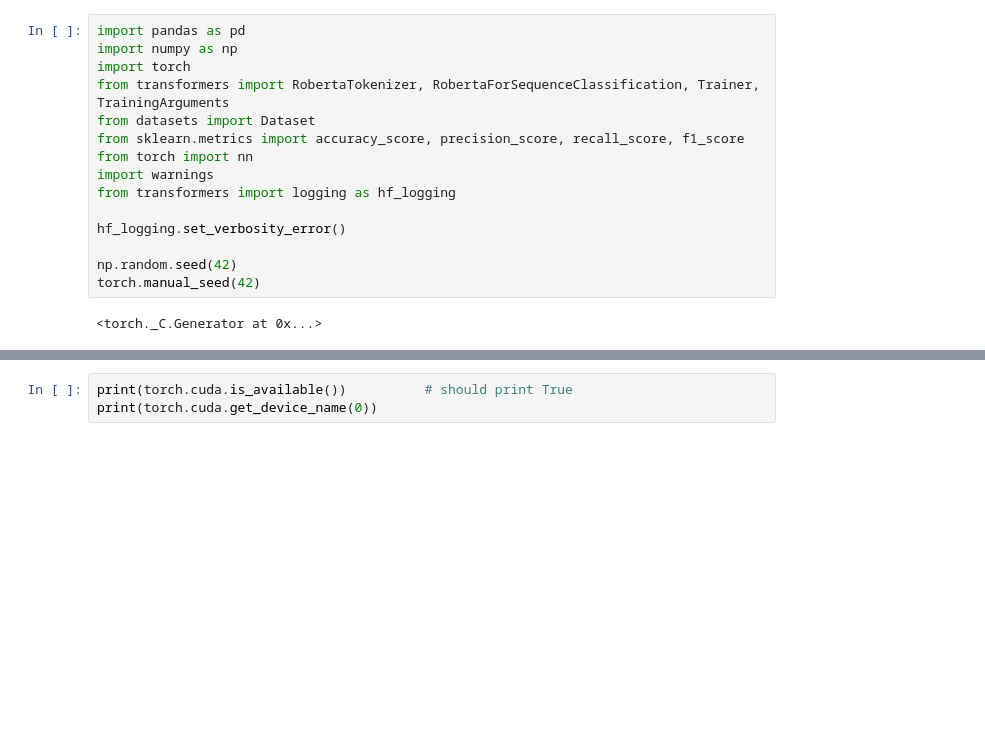
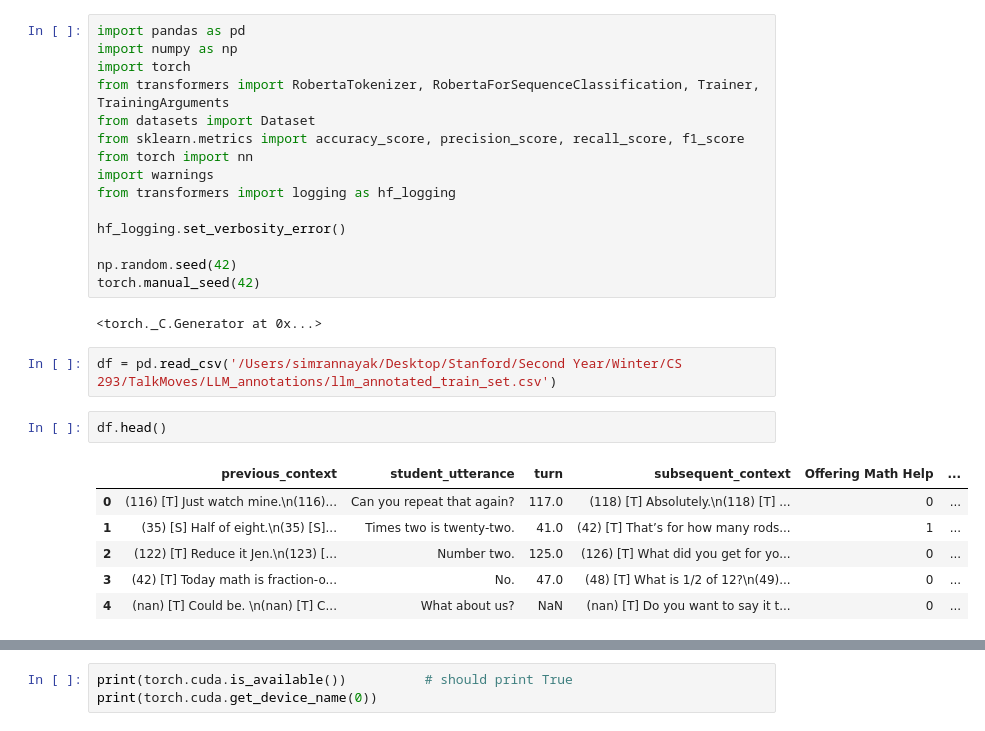
Before and after one commit to simrangnayak/TalkMoves, a Jupyter notebook: asking_for_more_info/roberta_classifier.ipynb, the cells around one changed output, grey strips where cells are left out. Saved outputs shown, nothing was run; the diff lists cells and outputs as text; blank space fills up the shorter version.

```diff
--- a/asking_for_more_info/roberta_classifier.ipynb
+++ b/asking_for_more_info/roberta_classifier.ipynb
@@ -15,3 +15,14 @@ np.random.seed(42)
 torch.manual_seed(42)
 # %% [output]
 <torch._C.Generator at 0x...>
+# %%
+df = pd.read_csv('/Users/simrannayak/Desktop/Stanford/Second Year/Winter/CS 293/TalkMoves/LLM_annotations/llm_annotated_train_set.csv')
+# %%
+df.head()
+# %% [output]
+|  | previous_context | student_utterance | turn | subsequent_context | Offering Math Help | ... |
+| 0 | (116) [T] Just watch mine.\n(116)... | Can you repeat that again? | 117.0 | (118) [T] Absolutely.\n(118) [T] ... | 0 | ... |
+| 1 | (35) [S] Half of eight.\n(35) [S]... | Times two is twenty-two. | 41.0 | (42) [T] That’s for how many rods... | 1 | ... |
+| 2 | (122) [T] Reduce it Jen.\n(123) [... | Number two. | 125.0 | (126) [T] What did you get for yo... | 0 | ... |
+| 3 | (42) [T] Today math is fraction-o... | No. | 47.0 | (48) [T] What is 1/2 of 12?\n(49)... | 0 | ... |
+| 4 | (nan) [T] Could be. \n(nan) [T] C... | What about us? | NaN | (nan) [T] Do you want to say it t... | 0 | ... |
```
Also changed, not shown: parts of 2 cells of this notebook, 3 other files.
